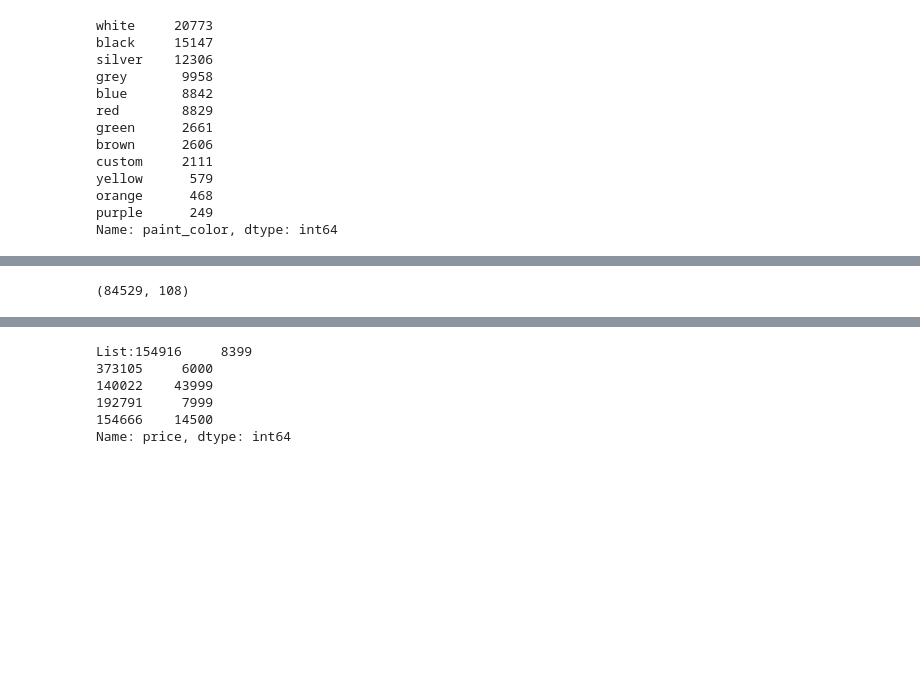
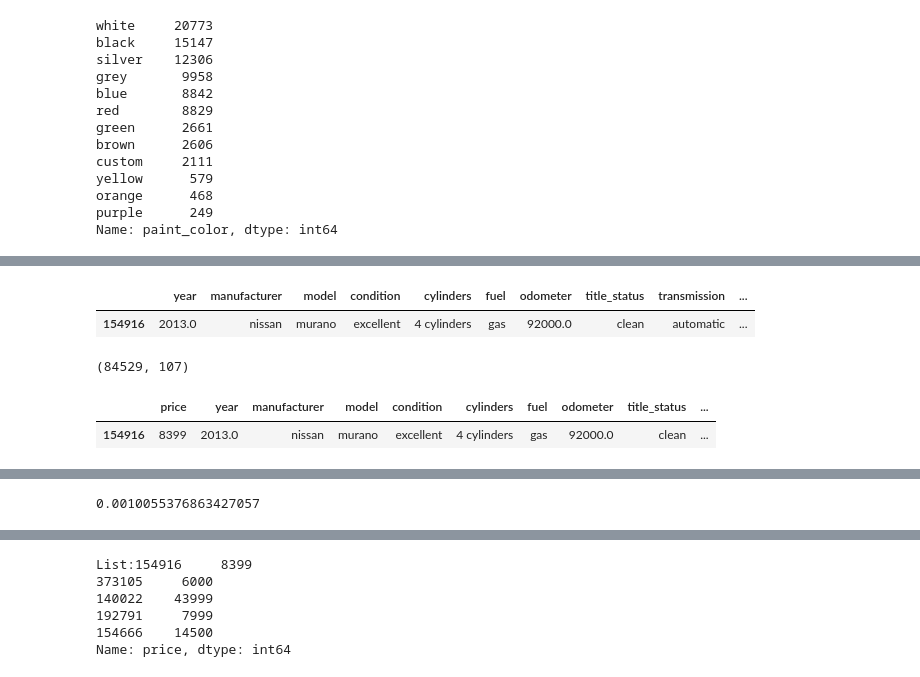
Before and after one commit to mjr390/UsedCars_PricePrediction, a Jupyter notebook: PlayArea.ipynb, the cells around one changed output, grey strips where cells are left out. Saved outputs shown, nothing was run; the diff lists cells and outputs as text; code cells hidden in the pictures; blank space fills up the shorter version.

Commit message:
Did not removed target field from features df before fitting. Removed and got a sucessful run with a very bad score. Can noe try other methods and optimize model

```diff
--- a/PlayArea.ipynb
+++ b/PlayArea.ipynb
@@ -149,6 +146,11 @@ class DataFrameSelector(BaseEstimator, TransformerMixin):
 # %%
 X = cdf.drop("price", axis=1) # drop labels for training set
 y = cdf["price"].copy()
+# %%
+X.head(1)
+# %% [output]
+|  | year | manufacturer | model | condition | cylinders | fuel | odometer | title_status | transmission | ... |
+| 154916 | 2013.0 | nissan | murano | excellent | 4 cylinders | gas | 92000.0 | clean | automatic | ... |
 # %%
 cat_attribs = ['manufacturer', 'condition', 'cylinders', 'fuel', 'title_status', 'transmission', 'drive', 'size', 'type', 'paint_color']
 
@@ -157,7 +159,7 @@ cat_pipeline = Pipeline([
     ("cat_pipeline", OneHotEncoder(sparse=False))
 ])
 # %%
-num_attibs = ['price', 'year', 'odometer', 'lat', 'long']
+num_attibs = ['year', 'odometer', 'lat', 'long'] # Used to have 'Price'
 
 num_pipe = Pipeline([
     ('selector', DataFrameSelector(num_attibs))
@@ -169,10 +171,15 @@ full_pipe = FeatureUnion(transformer_list=[
     ('cat_pipeline', cat_pipeline)
 ])
 
-cars_prepared = full_pipe.fit_transform(cdf)
+cars_prepared = full_pipe.fit_transform(X) #Used to be cdf
 cars_prepared.shape
 # %% [output]
-(84529, 108)
+(84529, 107)
+# %%
+cdf.head(1)
+# %% [output]
+|  | price | year | manufacturer | model | condition | cylinders | fuel | odometer | title_status | ... |
+| 154916 | 8399 | 2013.0 | nissan | murano | excellent | 4 cylinders | gas | 92000.0 | clean | ... |
 # %%
 from sklearn.linear_model import LinearRegression
 
@@ -184,3 +190,12 @@ LinearRegression(copy_X=True, fit_intercept=True, n_jobs=None,
+# %%
+lin_reg.score(cars_prepared, y)
+
+# z = test_set.copy()
+# z_set = cleanRowsAndColumns(z)
+# z_preped = full_pipe.fit_transform(z_set)
+# # z_preped.shape
+# %% [output]
+0.0010055376863427057
 # %%
 some = cdf.iloc[:5]
 some_y = y.iloc[:5]
```
Also changed, not shown: parts of 7 cells of this notebook.
